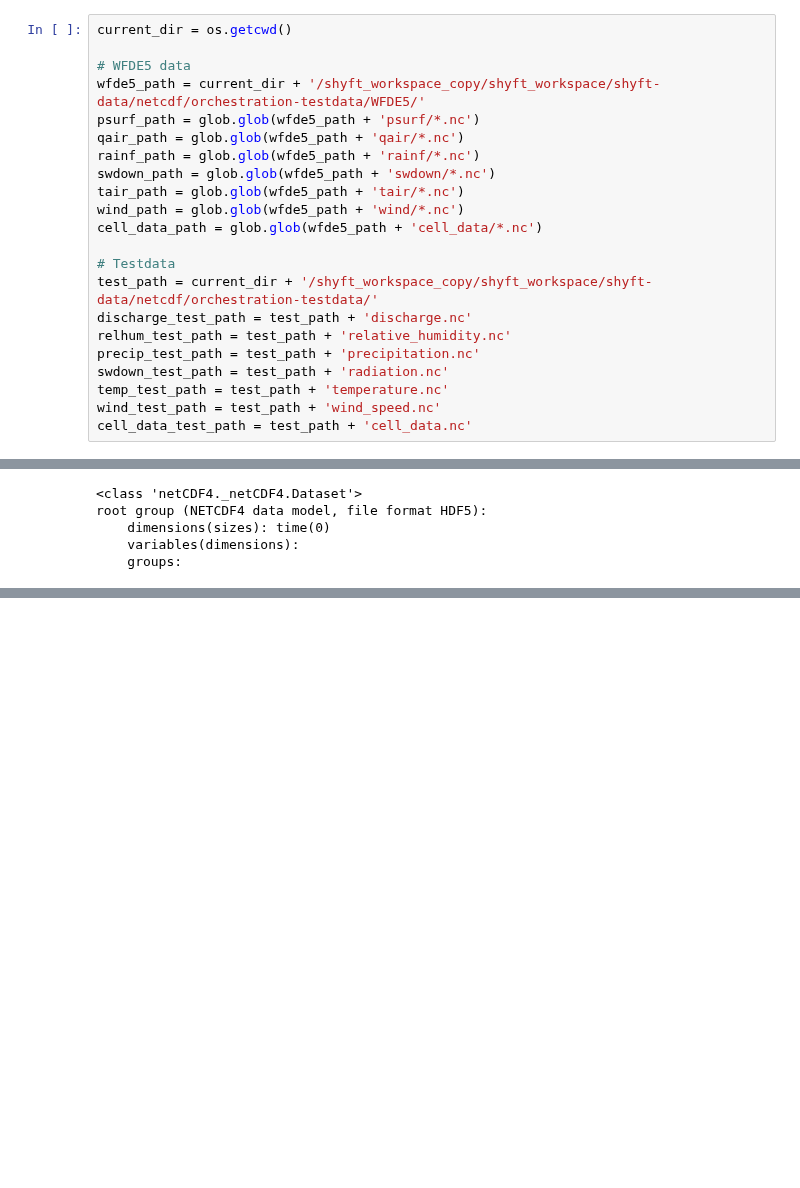
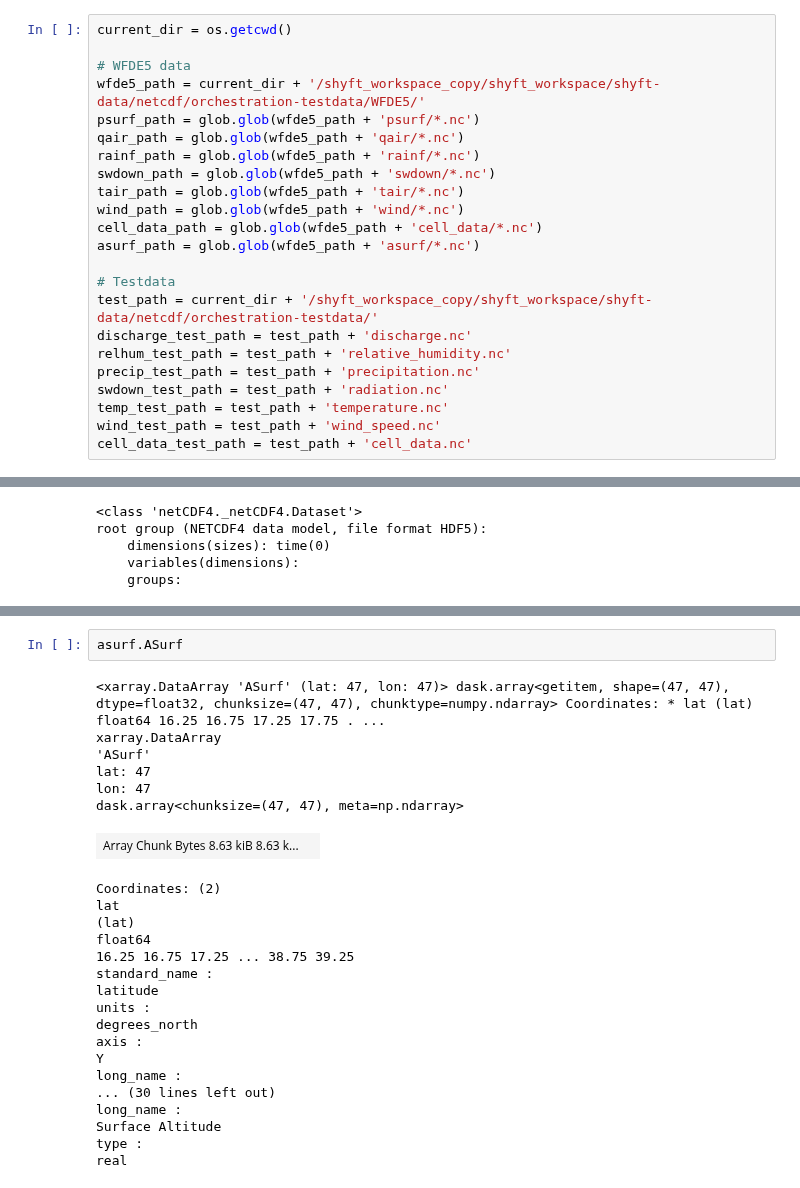
Before and after one commit to jacobqs/MST-Himalaya, a Jupyter notebook: explore_data.ipynb, the cells around one changed output, grey strips where cells are left out. Cells and saved outputs as stored; diff of their text form; blank space fills up the shorter version.

```diff
--- a/explore_data.ipynb
+++ b/explore_data.ipynb
@@ -18,6 +22,7 @@ swdown_path = glob.glob(wfde5_path + 'swdown/*.nc')
 tair_path = glob.glob(wfde5_path + 'tair/*.nc')
 wind_path = glob.glob(wfde5_path + 'wind/*.nc')
 cell_data_path = glob.glob(wfde5_path + 'cell_data/*.nc')
+asurf_path = glob.glob(wfde5_path + 'asurf/*.nc')
 
 # Testdata
 test_path = current_dir + '/shyft_workspace_copy/shyft_workspace/shyft-data/netcdf/orchestration-testdata/'
@@ -252,0 +476,27 @@ root group (NETCDF4 data model, file format HDF5):
+# %%
+asurf.ASurf
+# %% [output]
+<xarray.DataArray 'ASurf' (lat: 47, lon: 47)> dask.array<getitem, shape=(47, 47), dtype=float32, chunksize=(47, 47), chunktype=numpy.ndarray> Coordinates: * lat (lat) float64 16.25 16.75 17.25 17.75 . ...
+xarray.DataArray
+'ASurf'
+lat: 47
+lon: 47
+dask.array<chunksize=(47, 47), meta=np.ndarray>
+| Array Chunk Bytes 8.63 kiB 8.63 k... |  |
+Coordinates: (2)
+lat
+(lat)
+float64
+16.25 16.75 17.25 ... 38.75 39.25
+standard_name :
+latitude
+units :
+degrees_north
+axis :
+Y
+long_name :
+... (30 lines left out)
+long_name :
+Surface Altitude
+type :
+real
```
Also changed, not shown: parts of 54 cells of this notebook.
